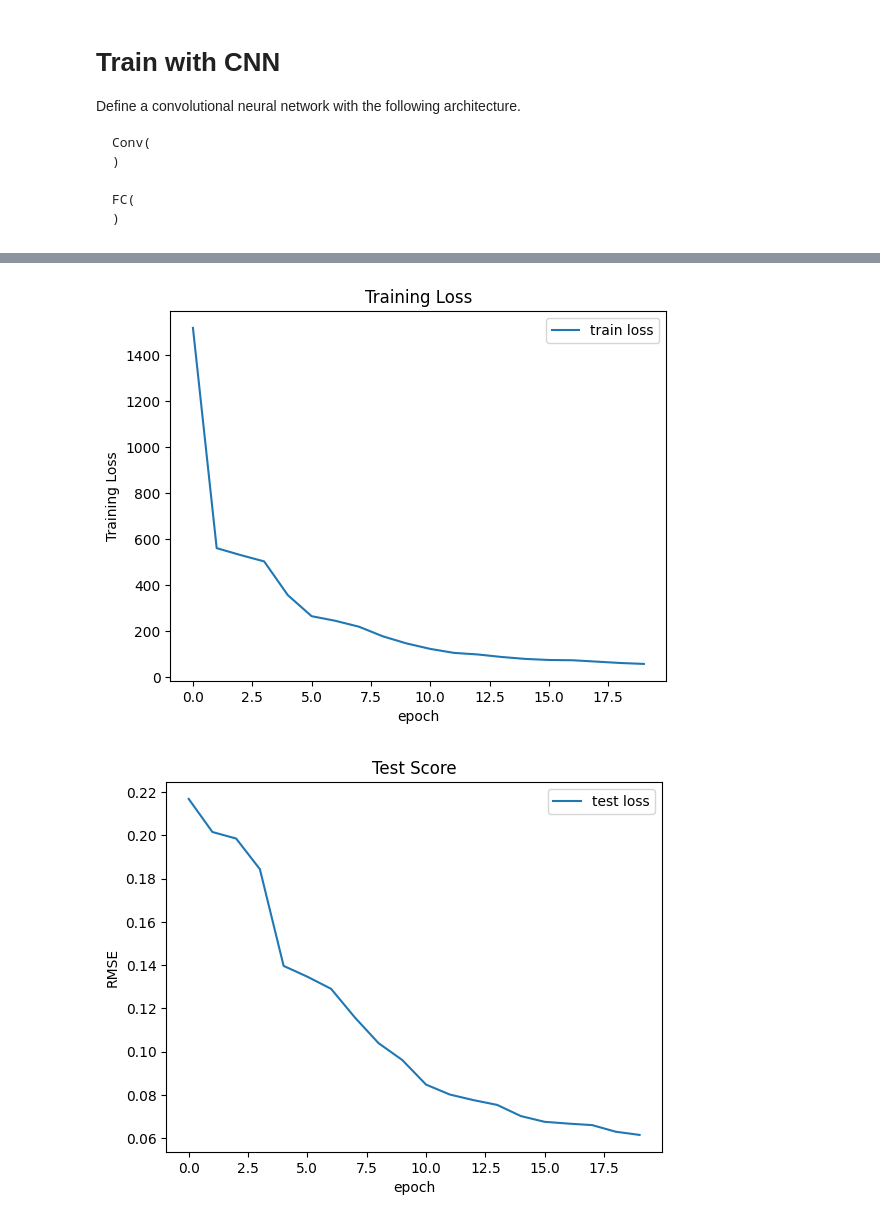
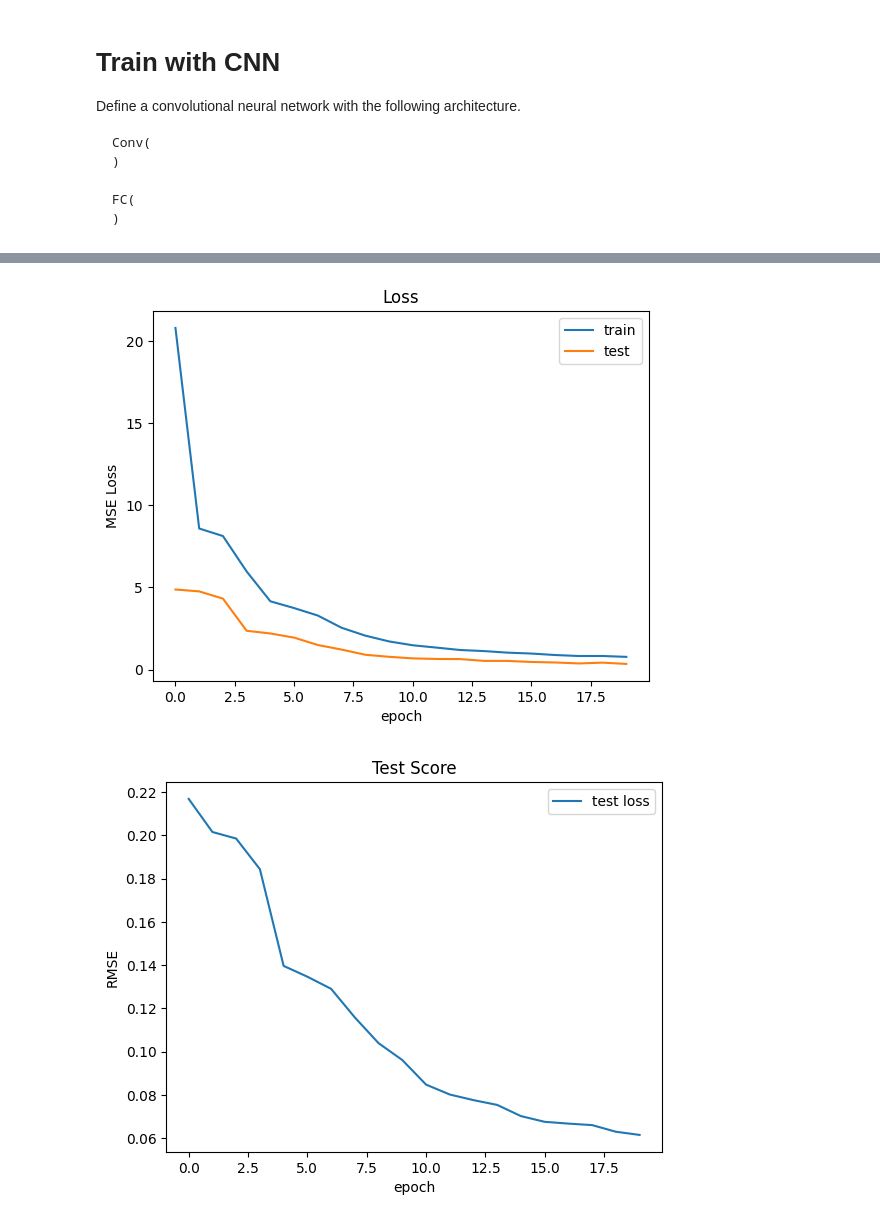
Before and after one commit to PengfanZ/intro-to-ml-project, a Jupyter notebook: ml_project.ipynb, the cells around one changed output, grey strips where cells are left out. Drawn from its saved outputs; the diff is of its cells as text; code cells hidden in the pictures.

Commit message:
get new graph

```diff
--- a/ml_project.ipynb
+++ b/ml_project.ipynb
@@ -263,7 +263,7 @@ def train(epoch, model, optimizer):
             epoch, batch_idx * len(data), len(train_dataloader.dataset),
             100. * batch_idx / len(train_dataloader), loss.item()))
         loss_per_epoch += loss.item()
-    return loss_per_epoch / len(train_dataloader)
+    return loss_per_epoch / train_size
 # %%
 # test the model
 def test(model):
@@ -280,10 +280,12 @@ def test(model):
 
         pred = model(data)
 
-        rmse = torch.sqrt(nn.MSELoss()(pred.float(), target.float() * 1000.0))
-        test_loss += rmse.item()
+        # rmse = torch.sqrt(nn.MSELoss()(pred.float(), target.float() * 1000.0))
+        mse = nn.MSELoss()(pred.float(), target.float() * 1000.0)
+        test_loss += mse.item()
+        # test_loss += rmse.item()
 
-    test_loss /= len(test_dataloader.dataset)
+    test_loss /= test_size
     print('Test set: Average RMSE: {:.5f}'.format(test_loss))
     return test_loss
 # %%
@@ -346,13 +347,14 @@ NameError: name 'plt' is not defined
 # %%
 import matplotlib.pyplot as plt
-plt.plot(x_epoch, train_loss, label='train loss')
-plt.title('Training Loss')
+plt.plot(x_epoch, train_loss, label='train')
+plt.plot(x_epoch, test_loss, label='test')
+plt.title('Loss')
 plt.xlabel('epoch')
-plt.ylabel('Training Loss')
+plt.ylabel('MSE Loss')
 plt.legend()
 plt.show()
 # %% [output]
-[figure, old version]
+[figure, new version]
 # %%
 plt.plot(x_epoch, test_loss, label='test loss')
 plt.title('Test Score')
```
Also changed, not shown: parts of 1 cell of this notebook.
